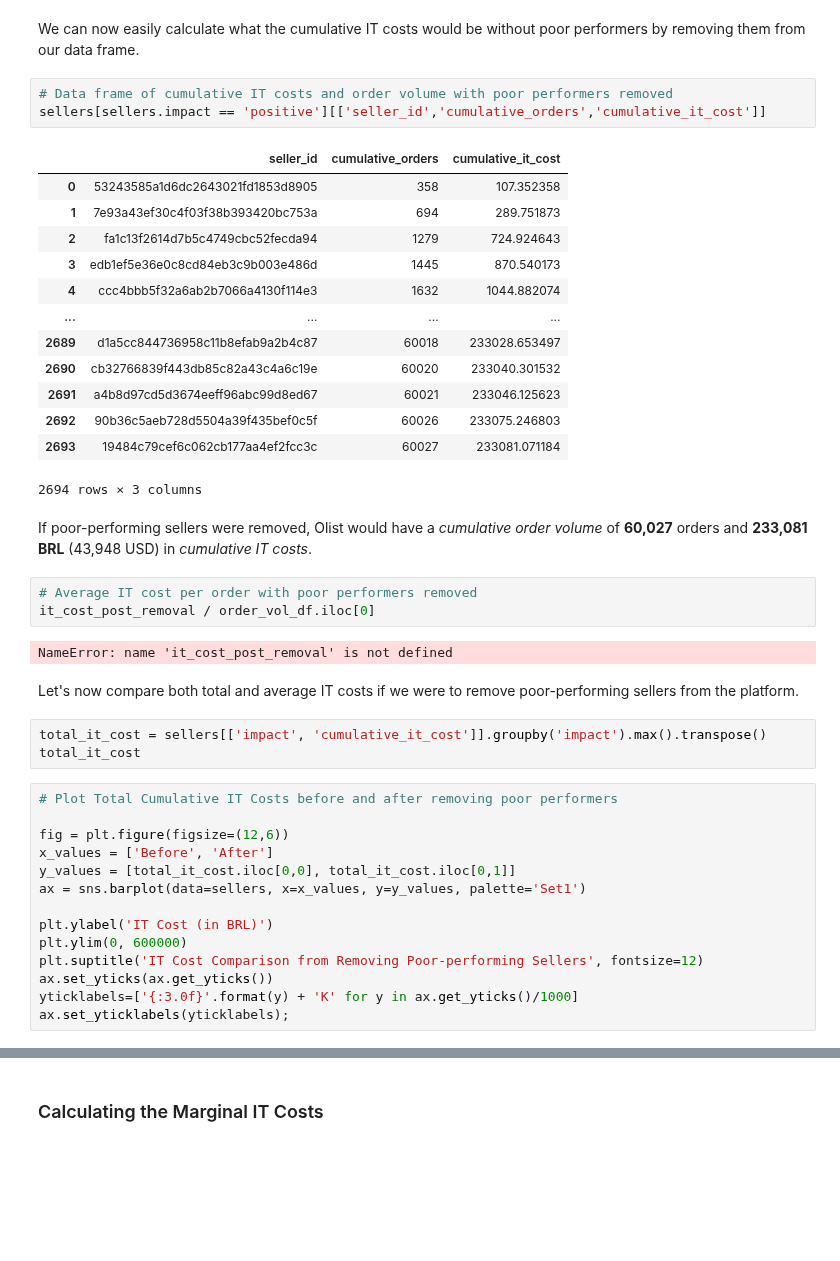
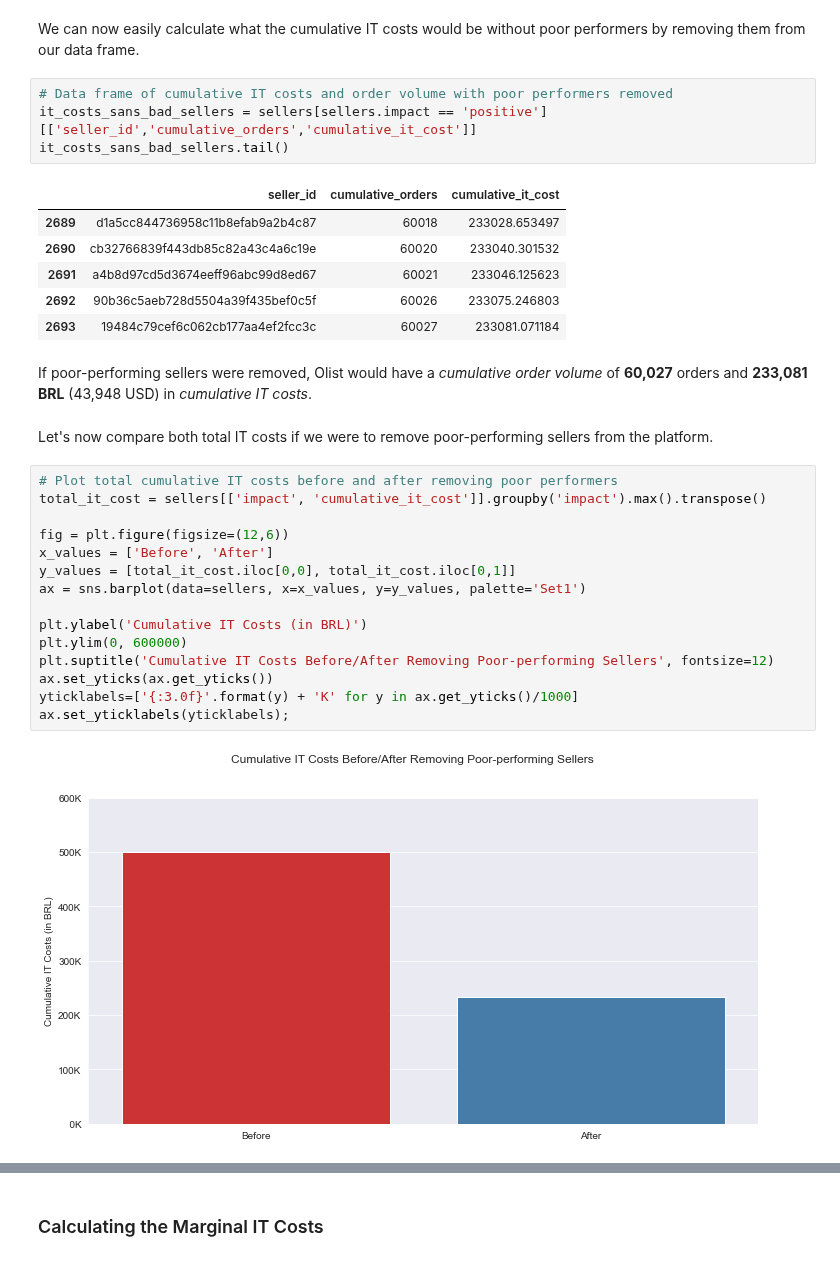
Before and after one commit to phlln/olist-analysis, a Jupyter notebook: notebooks/CEO Recommendations.ipynb, the cells around one changed output, grey strips where cells are left out. Drawn from its saved outputs; the diff is of its cells as text; blank space fills up the shorter version.

Commit message:
Finished 5.4 cumulative IT costs post removal

```diff
--- a/notebooks/CEO Recommendations.ipynb
+++ b/notebooks/CEO Recommendations.ipynb
@@ -563,45 +559,34 @@ sellers[['seller_id','cumulative_orders','cumulative_it_cost']].tail()
 We can now easily calculate what the cumulative IT costs would be without poor performers by removing them from our data frame.
 # %%
 # Data frame of cumulative IT costs and order volume with poor performers removed
-sellers[sellers.impact == 'positive'][['seller_id','cumulative_orders','cumulative_it_cost']]
+it_costs_sans_bad_sellers = sellers[sellers.impact == 'positive'][['seller_id','cumulative_orders','cumulative_it_cost']]
+it_costs_sans_bad_sellers.tail()
 # %% [output]
 |  | seller_id | cumulative_orders | cumulative_it_cost |
-| 0 | 53243585a1d6dc2643021fd1853d8905 | 358 | 107.352358 |
-| 1 | 7e93a43ef30c4f03f38b393420bc753a | 694 | 289.751873 |
-| 2 | fa1c13f2614d7b5c4749cbc52fecda94 | 1279 | 724.924643 |
-| 3 | edb1ef5e36e0c8cd84eb3c9b003e486d | 1445 | 870.540173 |
-| 4 | ccc4bbb5f32a6ab2b7066a4130f114e3 | 1632 | 1044.882074 |
-| ... | ... | ... | ... |
 | 2689 | d1a5cc844736958c11b8efab9a2b4c87 | 60018 | 233028.653497 |
 | 2690 | cb32766839f443db85c82a43c4a6c19e | 60020 | 233040.301532 |
 | 2691 | a4b8d97cd5d3674eeff96abc99d8ed67 | 60021 | 233046.125623 |
 | 2692 | 90b36c5aeb728d5504a39f435bef0c5f | 60026 | 233075.246803 |
 | 2693 | 19484c79cef6c062cb177aa4ef2fcc3c | 60027 | 233081.071184 |
-2694 rows × 3 columns
 # %% [markdown]
 If poor-performing sellers were removed, Olist would have a *cumulative order volume* of **60,027** orders and **233,081 BRL** (43,948 USD) in *cumulative IT costs*.
-# %%
-# Average IT cost per order with poor performers removed
-it_cost_post_removal / order_vol_df.iloc[0]
-# %% [output]
-NameError: name 'it_cost_post_removal' is not defined
 # %% [markdown]
-Let's now compare both total and average IT costs if we were to remove poor-performing sellers from the platform.
+Let's now compare both total IT costs if we were to remove poor-performing sellers from the platform.
-# %%
-total_it_cost = sellers[['impact', 'cumulative_it_cost']].groupby('impact').max().transpose()
-total_it_cost
 # %%
-# Plot Total Cumulative IT Costs before and after removing poor performers
+# Plot total cumulative IT costs before and after removing poor performers
+total_it_cost = sellers[['impact', 'cumulative_it_cost']].groupby('impact').max().transpose()
 
 fig = plt.figure(figsize=(12,6))
 x_values = ['Before', 'After']
 y_values = [total_it_cost.iloc[0,0], total_it_cost.iloc[0,1]]
 ax = sns.barplot(data=sellers, x=x_values, y=y_values, palette='Set1')
 
-plt.ylabel('IT Cost (in BRL)')
+plt.ylabel('Cumulative IT Costs (in BRL)')
 plt.ylim(0, 600000)
-plt.suptitle('IT Cost Comparison from Removing Poor-performing Sellers', fontsize=12)
+plt.suptitle('Cumulative IT Costs Before/After Removing Poor-performing Sellers', fontsize=12)
 ax.set_yticks(ax.get_yticks())
 yticklabels=['{:3.0f}'.format(y) + 'K' for y in ax.get_yticks()/1000]
 ax.set_yticklabels(yticklabels);
+# %% [output]
+[figure, added]
 # %%
```
Also changed, not shown: parts of 4 cells of this notebook.
